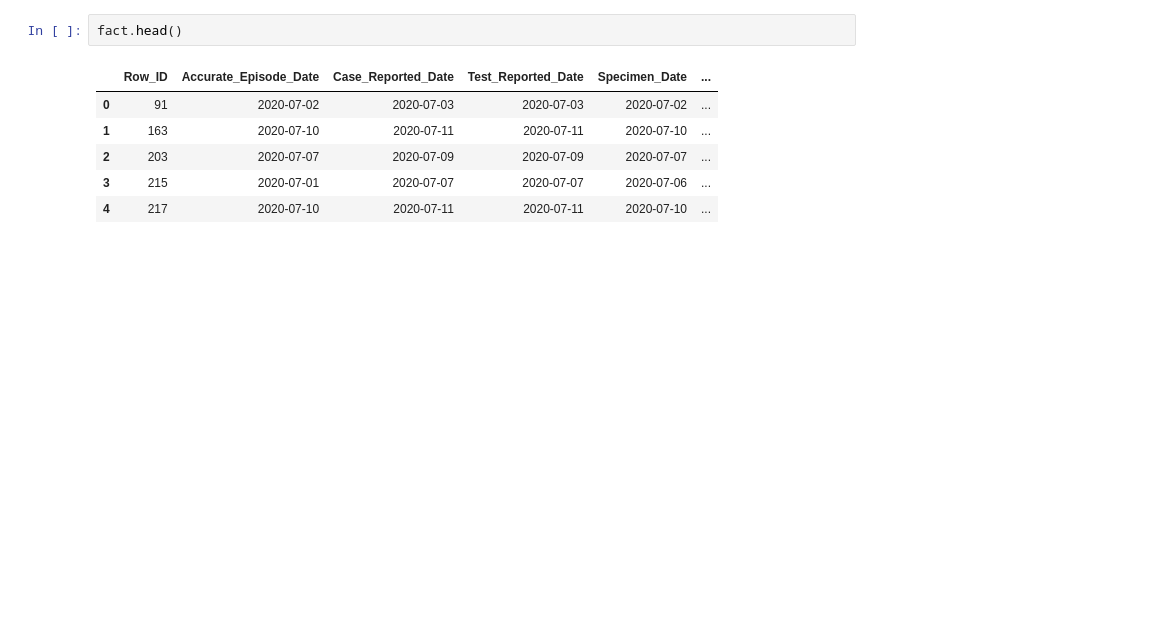
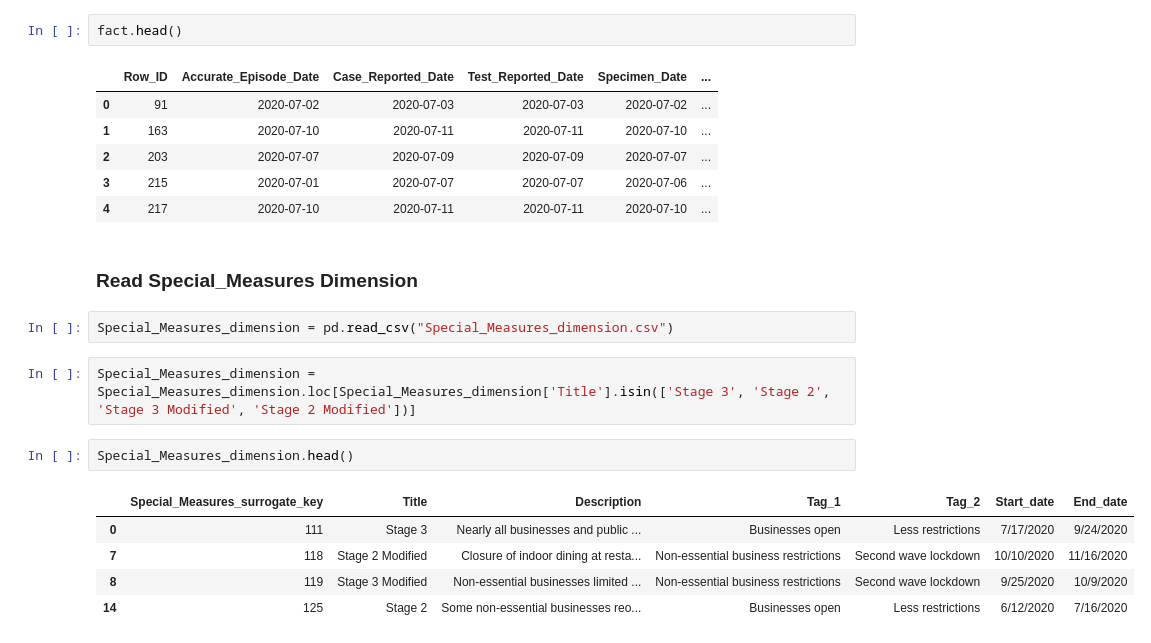
Before and after one commit to vekshan/Covid-19-Tracking-and-Lifestyle-Trends, a Jupyter notebook: generate_fact_table.ipynb, the cells around one changed output. Saved outputs shown, nothing was run; the diff lists cells and outputs as text; blank space fills up the shorter version.

```diff
--- a/generate_fact_table.ipynb
+++ b/generate_fact_table.ipynb
@@ -251,3 +252,17 @@ fact.head()
 | 2 | 203 | 2020-07-07 | 2020-07-09 | 2020-07-09 | 2020-07-07 | ... |
 | 3 | 215 | 2020-07-01 | 2020-07-07 | 2020-07-07 | 2020-07-06 | ... |
 | 4 | 217 | 2020-07-10 | 2020-07-11 | 2020-07-11 | 2020-07-10 | ... |
+# %% [markdown]
+### Read Special_Measures Dimension
+# %%
+Special_Measures_dimension = pd.read_csv("Special_Measures_dimension.csv")
+# %%
+Special_Measures_dimension = Special_Measures_dimension.loc[Special_Measures_dimension['Title'].isin(['Stage 3', 'Stage 2', 'Stage 3 Modified', 'Stage 2 Modified'])]
+# %%
+Special_Measures_dimension.head()
+# %% [output]
+|  | Special_Measures_surrogate_key | Title | Description | Tag_1 | Tag_2 | Start_date | End_date |
+| 0 | 111 | Stage 3 | Nearly all businesses and public ... | Businesses open | Less restrictions | 7/17/2020 | 9/24/2020 |
+| 7 | 118 | Stage 2 Modified | Closure of indoor dining at resta... | Non-essential business restrictions | Second wave lockdown | 10/10/2020 | 11/16/2020 |
+| 8 | 119 | Stage 3 Modified | Non-essential businesses limited ... | Non-essential business restrictions | Second wave lockdown | 9/25/2020 | 10/9/2020 |
+| 14 | 125 | Stage 2 | Some non-essential businesses reo... | Businesses open | Less restrictions | 6/12/2020 | 7/16/2020 |
```
Also changed, not shown: parts of 5 cells of this notebook, 1 other file.
